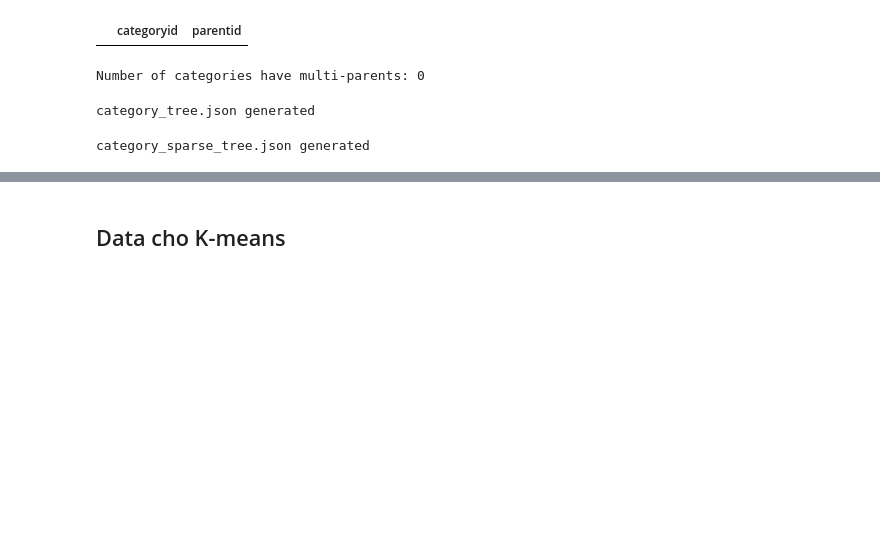
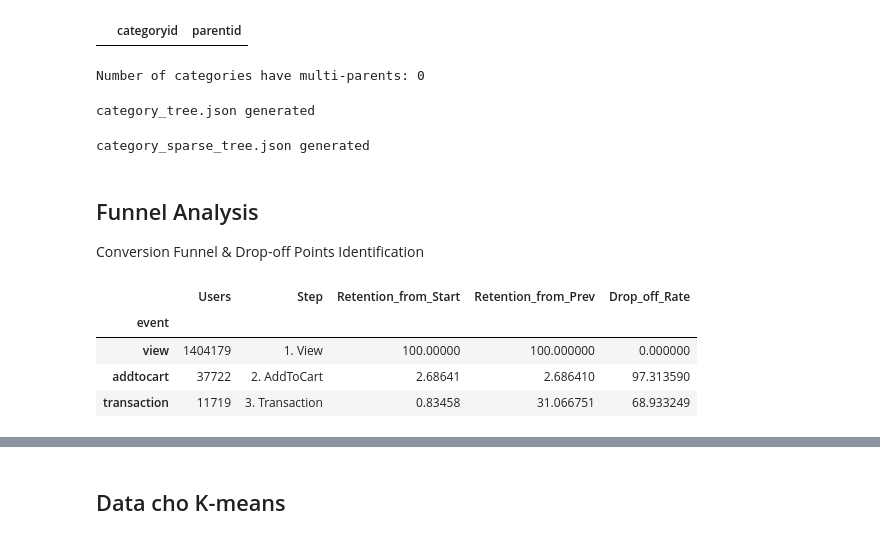
Before and after one commit to bluff-king/Customer-Segment-Personalization, a Jupyter notebook: CRISPDM/02_Data_Understanding.ipynb, the cells around one changed output, grey strips where cells are left out. Drawn from its saved outputs; the diff is of its cells as text; code cells hidden in the pictures; blank space fills up the shorter version.

```diff
--- a/CRISPDM/02_Data_Understanding.ipynb
+++ b/CRISPDM/02_Data_Understanding.ipynb
@@ -574,3 +573,38 @@ with open("../dataset/category_sparse_tree.json", "w", encoding="utf-8") as f:
 print("category_sparse_tree.json generated")
 # %% [output]
 category_sparse_tree.json generated
+# %% [markdown]
+## Funnel Analysis
+Conversion Funnel & Drop-off Points Identification
+# %%
+# 1. Chuẩn bị dữ liệu cho Phễu
+# Đếm số lượng visitor duy nhất ở mỗi bước
+funnel_counts = event_df.groupby('event')['visitorid'].nunique()
+# Sắp xếp theo trình tự logic của hành vi mua sắm
+steps = ['view', 'addtocart', 'transaction']
+funnel_data = funnel_counts.reindex(steps)
+# Xử lý trường hợp không có dữ liệu (nếu data bị thiếu bước nào đó)
+funnel_data = funnel_data.fillna(0)
+
+# 2. Tính toán các chỉ số chuyển đổi (Conversion & Drop-off)
+funnel_df = pd.DataFrame({'Users': funnel_data})
+# display(funnel_df)
+funnel_df['Step'] = ['1. View', '2. AddToCart', '3. Transaction']
+
+# Tính % chuyển đổi so với bước đầu tiên (Overall Conversion)
+# print(funnel_df['Users'].iloc[1]/funnel_df['Users'].iloc[0])
+funnel_df['Retention_from_Start'] = (funnel_df['Users'] / funnel_df['Users'].iloc[0]) * 100
+
+# Tính % chuyển đổi so với bước liền trước (Step-to-Step Conversion)
+funnel_df['Retention_from_Prev'] = (funnel_df['Users'] / funnel_df['Users'].shift(1)).fillna(1) * 100
+
+funnel_df['Drop_off_Rate'] = 100 - funnel_df['Retention_from_Prev']
+
+# Hiển thị bảng số liệu
+display(funnel_df)
+# %% [output]
+|  | Users | Step | Retention_from_Start | Retention_from_Prev | Drop_off_Rate |
+| event |  |  |  |  |  |
+| view | 1404179 | 1. View | 100.00000 | 100.000000 | 0.000000 |
+| addtocart | 37722 | 2. AddToCart | 2.68641 | 2.686410 | 97.313590 |
+| transaction | 11719 | 3. Transaction | 0.83458 | 31.066751 | 68.933249 |
```
Also changed, not shown: parts of 7 cells of this notebook.
